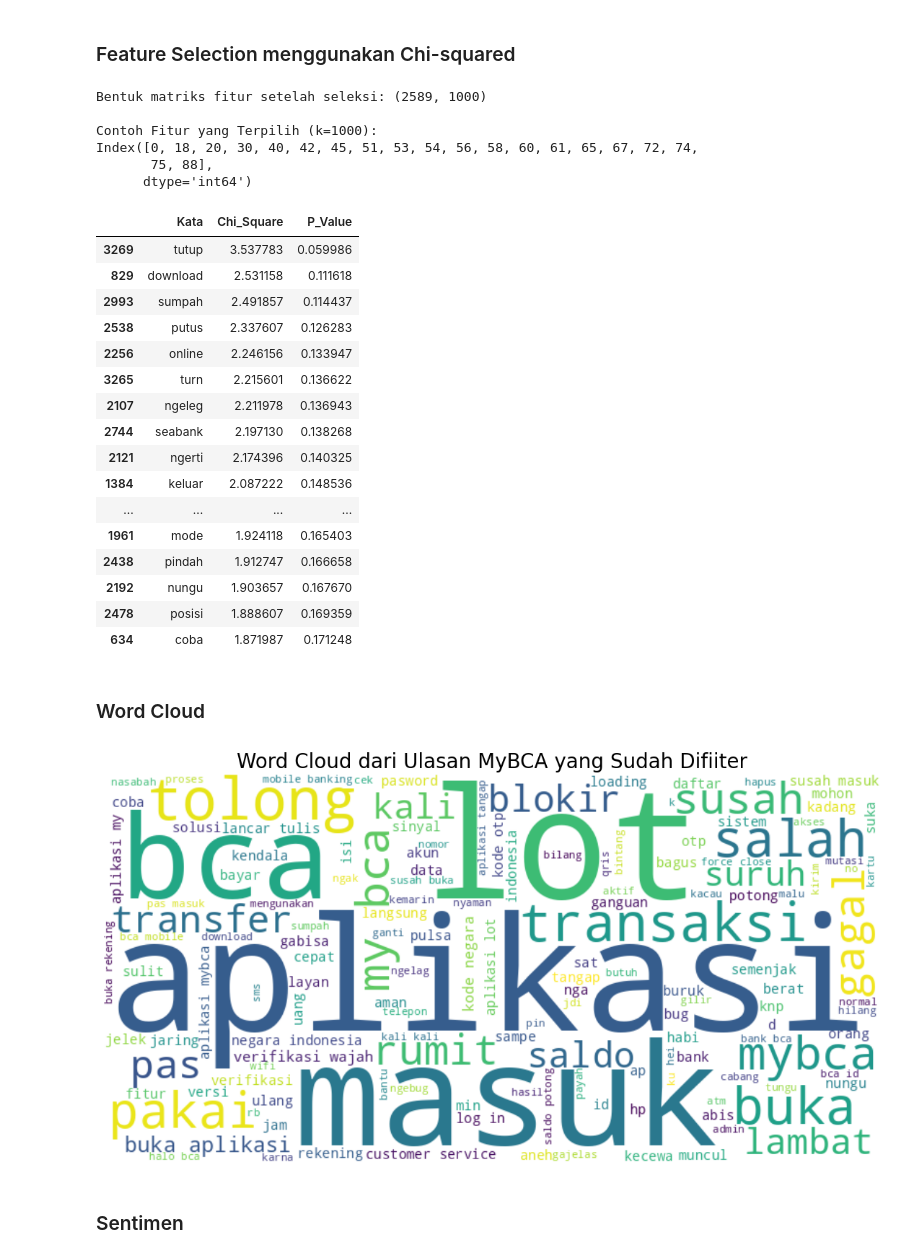
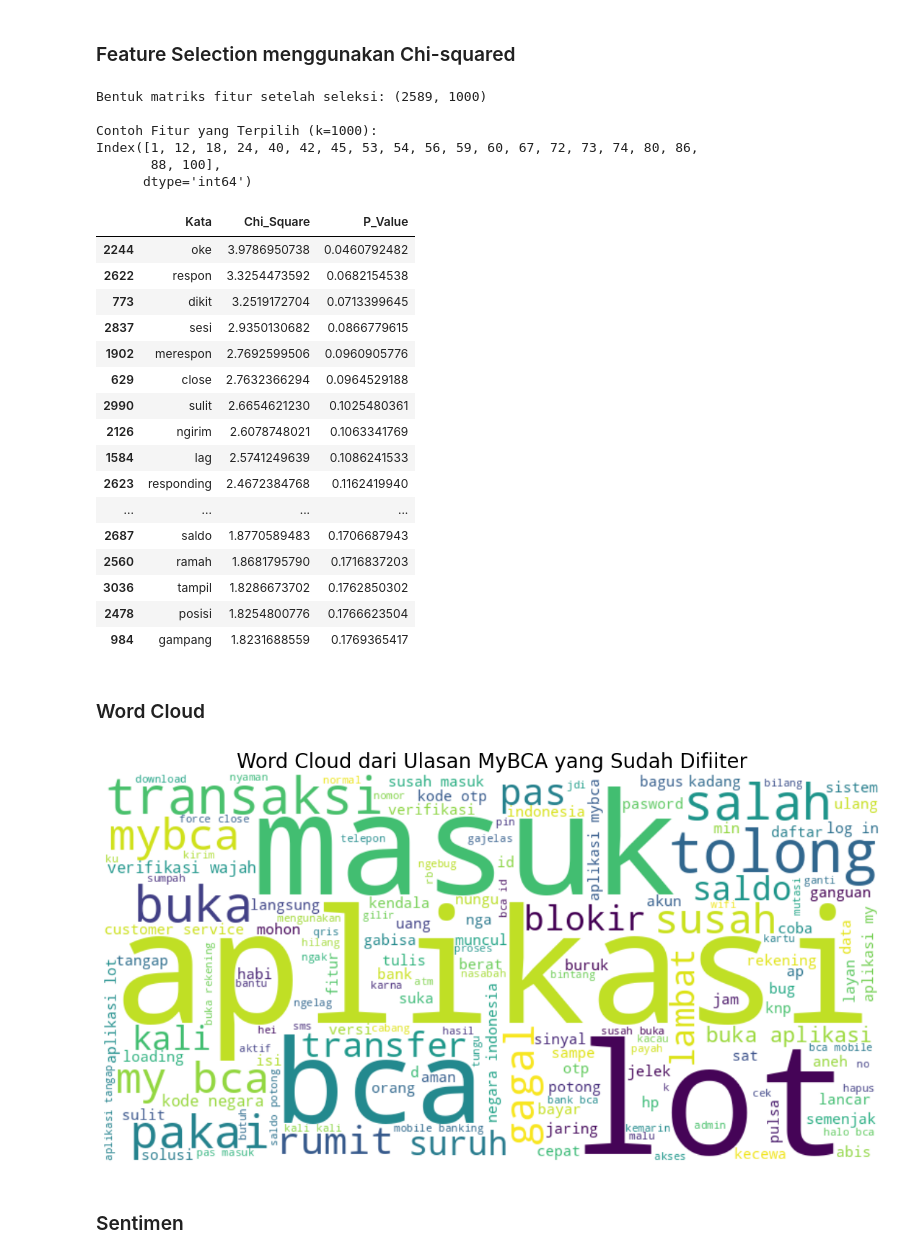
Before and after one commit to viaamanda/Machine-Learning, a Jupyter notebook: Machine_Learning.ipynb, the cells around one changed output. Drawn from its saved outputs; the diff is of its cells as text; code cells hidden in the pictures.

```diff
--- a/Machine_Learning.ipynb
+++ b/Machine_Learning.ipynb
@@ -59,3 +49,9 @@ display(df_github.head())
+# %%
+# Simpan rating SEBELUM preprocessing
+df_github['rating_asli'] = df_github['rating']
+
+# Baru drop dan lanjut preprocessing seperti biasa
+df_github = df_github.drop(columns=['rating'])
 # %% [markdown]
 ### Cleaning
 # %%
@@ -726,8 +720,8 @@ print(selected_feature_names[:20])
 Bentuk matriks fitur setelah seleksi: (2589, 1000)
 
 Contoh Fitur yang Terpilih (k=1000):
-Index([0, 18, 20, 30, 40, 42, 45, 51, 53, 54, 56, 58, 60, 61, 65, 67, 72, 74,
-       75, 88],
+Index([1, 12, 18, 24, 40, 42, 45, 53, 54, 56, 59, 60, 67, 72, 73, 74, 80, 86,
+       88, 100],
       dtype='int64')
 # %%
 from sklearn.feature_selection import chi2
@@ -761,42 +755,42 @@ chi_df = chi_df.sort_values(
 display(chi_df.head(20))
 # %% [output]
 |  | Kata | Chi_Square | P_Value |
-| 3269 | tutup | 3.537783 | 0.059986 |
-| 829 | download | 2.531158 | 0.111618 |
-| 2993 | sumpah | 2.491857 | 0.114437 |
-| 2538 | putus | 2.337607 | 0.126283 |
-| 2256 | online | 2.246156 | 0.133947 |
-| 3265 | turn | 2.215601 | 0.136622 |
-| 2107 | ngeleg | 2.211978 | 0.136943 |
-| 2744 | seabank | 2.197130 | 0.138268 |
-| 2121 | ngerti | 2.174396 | 0.140325 |
-| 1384 | keluar | 2.087222 | 0.148536 |
+| 2244 | oke | 3.9786950738 | 0.0460792482 |
+| 2622 | respon | 3.3254473592 | 0.0682154538 |
+| 773 | dikit | 3.2519172704 | 0.0713399645 |
+| 2837 | sesi | 2.9350130682 | 0.0866779615 |
+| 1902 | merespon | 2.7692599506 | 0.0960905776 |
+| 629 | close | 2.7632366294 | 0.0964529188 |
+| 2990 | sulit | 2.6654621230 | 0.1025480361 |
+| 2126 | ngirim | 2.6078748021 | 0.1063341769 |
+| 1584 | lag | 2.5741249639 | 0.1086241533 |
+| 2623 | responding | 2.4672384768 | 0.1162419940 |
 | ... | ... | ... | ... |
-| 1961 | mode | 1.924118 | 0.165403 |
-| 2438 | pindah | 1.912747 | 0.166658 |
-| 2192 | nungu | 1.903657 | 0.167670 |
-| 2478 | posisi | 1.888607 | 0.169359 |
-| 634 | coba | 1.871987 | 0.171248 |
+| 2687 | saldo | 1.8770589483 | 0.1706687943 |
+| 2560 | ramah | 1.8681795790 | 0.1716837203 |
+| 3036 | tampil | 1.8286673702 | 0.1762850302 |
+| 2478 | posisi | 1.8254800776 | 0.1766623504 |
+| 984 | gampang | 1.8231688559 | 0.1769365417 |
 # %% [markdown]
 ### Word Cloud
 # %%
 all_filtered_text = ' '.join(df_github['stemming_join'])
 
 # Buat objek WordCloud
 wordcloud = WordCloud(width=800,
                       height=400,
                       background_color='white',
-                      stopwords=all_stopwords,
+                      stopwords=stopwords_custom,
                       min_font_size=10).generate(all_filtered_text)
 
 # Tampilkan WordCloud
 plt.figure(figsize=(15, 7))
 plt.imshow(wordcloud, interpolation='bilinear')
 plt.axis('off') # Sembunyikan sumbu
 plt.title('Word Cloud dari Ulasan MyBCA yang Sudah Difiiter', fontsize=20)
 plt.show()
 # %% [output]
-[figure, old version]
+[figure, new version]
 # %% [markdown]
 ### Sentimen
 # %%
```
Also changed, not shown: parts of 9 cells of this notebook.
